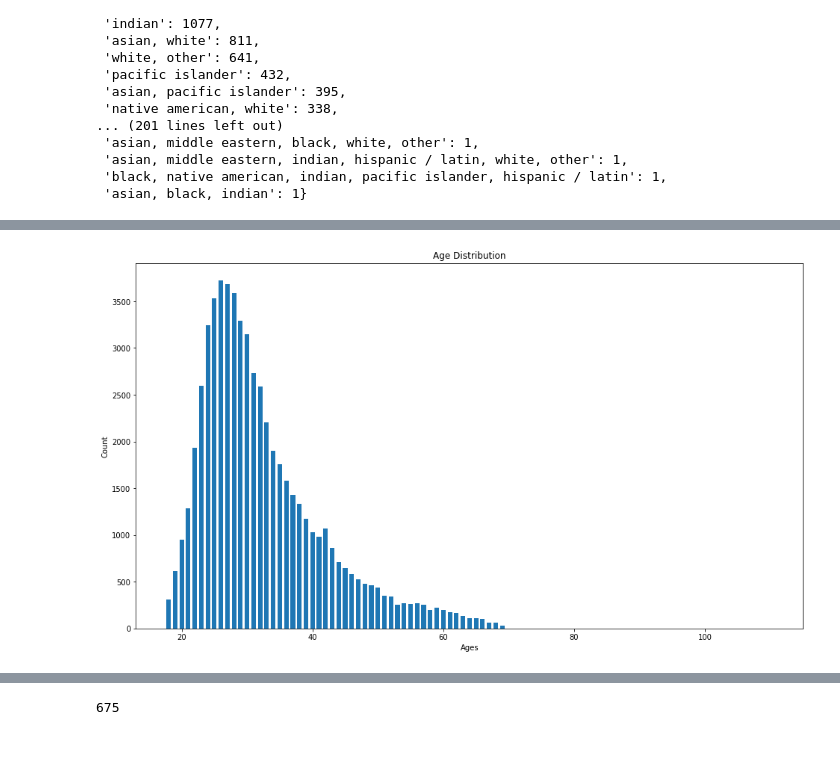
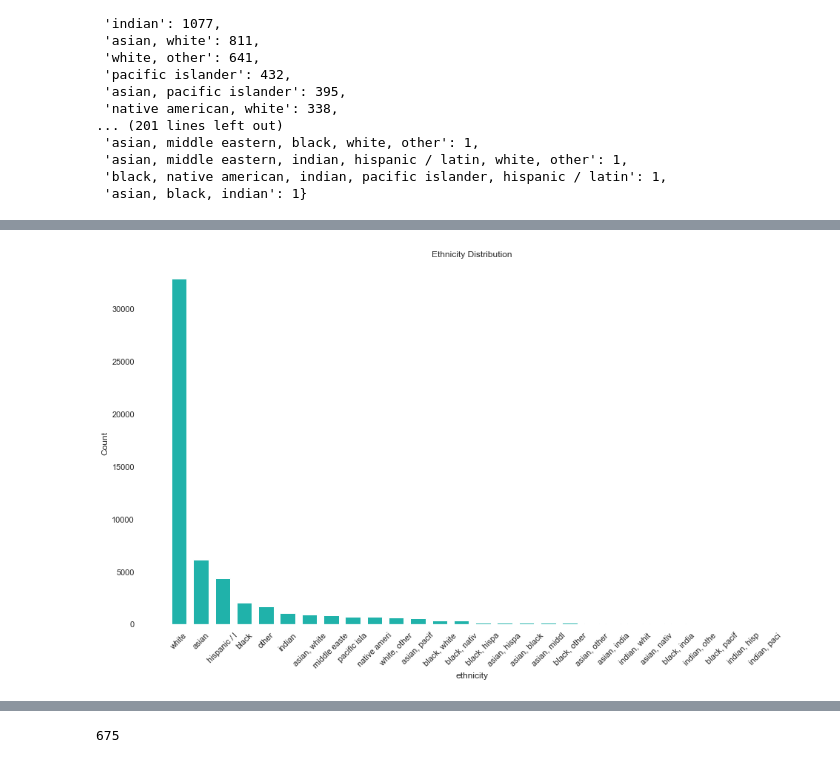
Before and after one commit to truongphamnguyen/daimil-midterm-project, a Jupyter notebook: notebooks/exploring_data.ipynb, the cells around one changed output, grey strips where cells are left out. Saved outputs shown, nothing was run; the diff lists cells and outputs as text; code cells hidden in the pictures.

```diff
--- a/notebooks/exploring_data.ipynb
+++ b/notebooks/exploring_data.ipynb
@@ -344,9 +352,14 @@ Name: ethnicity, dtype: int64
 # %%
-job_df.plot.barh(
+sns.set(rc={
+    'axes.facecolor':'white',
+    'figure.facecolor':'white'})
+job_df.plot(    kind='bar',
                 figsize=(16, 9),
                 title='Job Distribution Chart',
                 xlabel = 'Jobs',
                 ylabel = 'Count',
                 color = 'deepskyblue')
-plt.savefig('../img/jobs.png',bbox_inches='tight')
+plt.xticks(rotation=45)
+plt.tight_layout()
+plt.savefig('../img/jobs.png')
 # %% [output]
@@ -353,0 +379,14 @@ plt.savefig('../img/jobs.png',bbox_inches='tight')
+# %%
+sns.set(rc={
+    'axes.facecolor':'white',
+    'figure.facecolor':'white'})
+gender_df.plot(
+    kind='bar',
+    color=['dodgerblue','orchid'],
+    stacked=True,
+    width=0.7)
+plt.xlabel("Gender")
+plt.ylabel("Percentage")
+plt.title("Gender Distribution")
+plt.tight_layout()
+plt.savefig("../img/gender.png")
@@ -354,13 +395,20 @@ plt.savefig('../img/jobs.png',bbox_inches='tight')
 # %%
-x = age_df.index
-y = age_df.values
+sns.set(rc={
+    'axes.facecolor':'white',
+    'figure.facecolor':'white'})
+x = ethnicity_df.index
+y = ethnicity_df.values
 plt.figure(figsize=(16,9))
+plt.bar(
+    x,
+    y,
+    color=['lightseagreen'],
+    width=0.7)
 
-# plt.subplot(132)
-plt.bar(x, y,width=0.7)
+plt.xlabel("ethnicity")
 plt.ylabel("Count")
-plt.xlabel("Ages")
-plt.title("Age Distribution")
-plt.savefig("../img/ages.png")
+plt.title("Ethnicity Distribution")
+plt.xticks(rotation=45)
+plt.savefig("../img/ethnicity.png")
 # %% [output]
-[figure, old version]
+[figure, new version]
```
Also changed, not shown: parts of 26 cells of this notebook, 19 other files.
